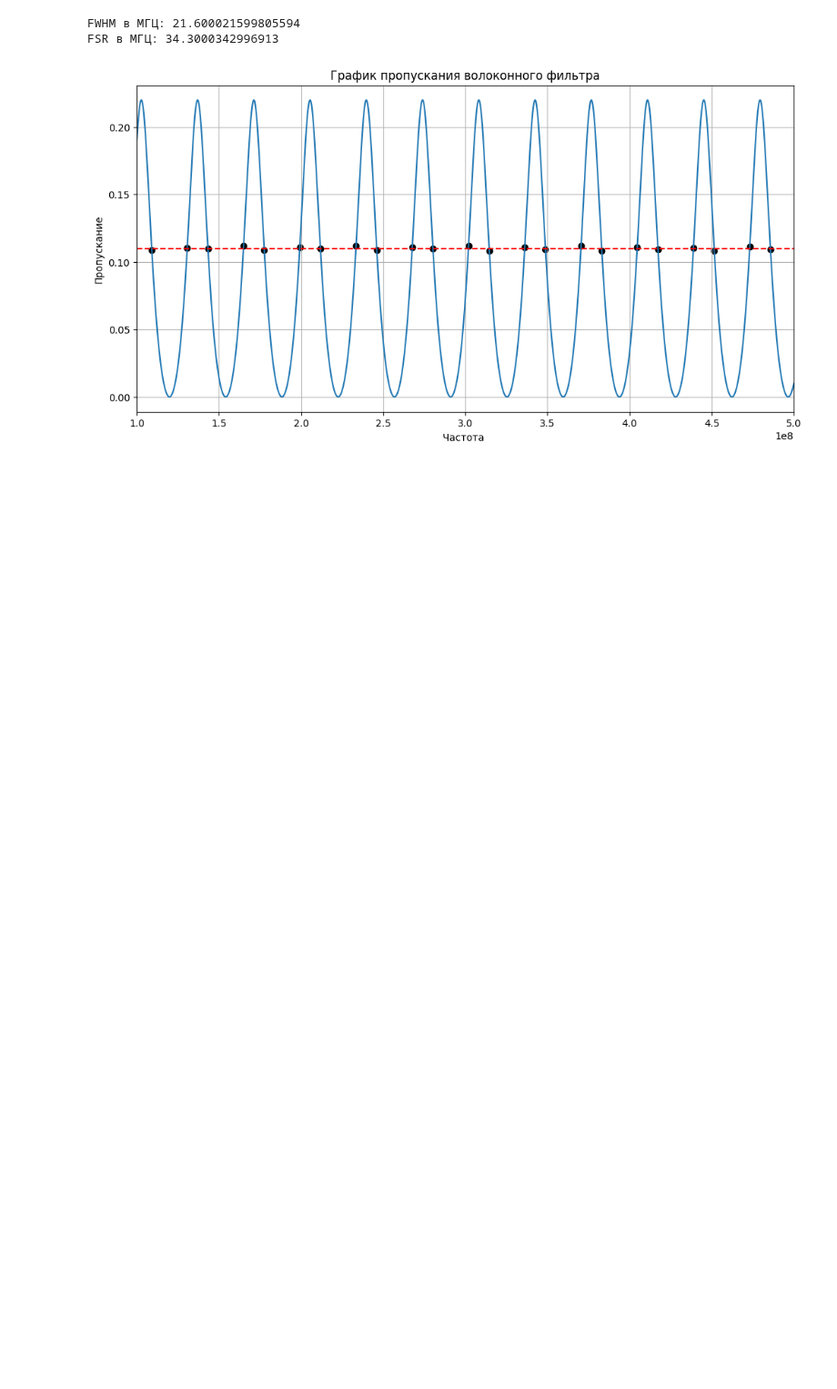
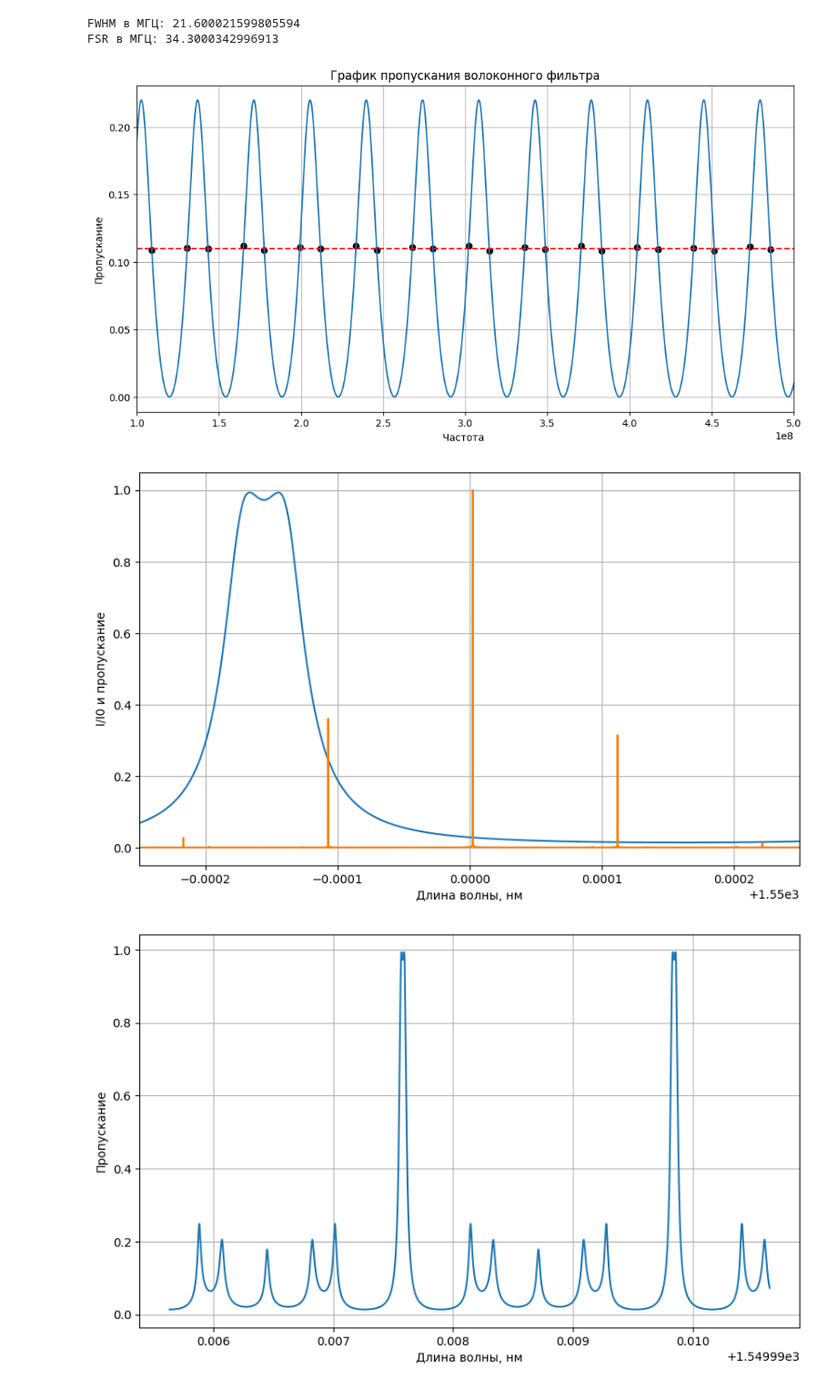
Before and after one commit to Orange-spearow/Finally_praktika, a Jupyter notebook: ПодборВолоконногоФильтра8сем.ipynb, the cells around one changed output. Shown at 91% size. Saved outputs shown, nothing was run; the diff lists cells and outputs as text; code cells hidden in the pictures; blank space fills up the shorter version.

```diff
--- a/ПодборВолоконногоФильтра8сем.ipynb
+++ b/ПодборВолоконногоФильтра8сем.ipynb
@@ -445,3 +445,75 @@ plt.show()
 FWHM в МГЦ: 21.600021599805594
 FSR в МГЦ: 34.3000342996913
 [figure]
+# %%
+import numpy as np
+from scipy.interpolate import interp1d
+import matplotlib.pyplot as plt
+from scipy.fft import fft, fftfreq
+import pandas as pd
+from scipy.signal import find_peaks
+# Загрузка данных
+df = pd.read_csv('50mks1mSA0.csv')
+spectr1 = np.array(df.iloc[:,0])
+spectr1 = np.linspace(1.4100E-04, 6.4100E-04, 625000)
+Spectr1 = np.array(df.iloc[:,1])
+dt = spectr1[1] - spectr1[0]
+# Вычисление FFT
+fft_signal = np.fft.fft(Spectr1)
+fft_signal = fft_signal[:len(fft_signal)//2-1]
+freq = np.fft.fftfreq(len(Spectr1), d = dt)
+freq = freq[freq>0]
+fft_signal_norm = abs(fft_signal)/max(abs(fft_signal))
+# Константы
+c = 3e8
+n = 1.46
+h = 1550e-9
+N = 3
+M = 4
+α = 0.00018
+k1 = k3 = 0.25
+k2 = 0.032
+C1 = np.sqrt(1-k1)
+C2 = np.sqrt(1-k2)
+C3 = np.sqrt(1-k3)
+f_Er = c/h
+freq = freq - 80e6 + c/h
+#Вычисление FSR
+l = 2.181353
+L = 2.77
+FSR = N * c / (n * l)
+γ1 = np.exp(-α * l)
+γ2 = np.exp(-α * L)
+T1 = n*l/c
+T2 = n*L/c
+def t_filter_first(w):
+    z = np.exp(1j*w*2*np.pi*T1/N)
+    return (1j * np.sqrt(γ1 * γ2 * k1 * k2 * k3) * np.sqrt(z**(-(N + M)))) / \
+            (1 - C1 * C2 * γ1 * z**(-N) - C2 * C3 * γ2 * z**(-M) + \
+            C1 * C3 * γ1 * γ2 * z**(-(N + M)))
+T_values = np.abs(t_filter_first(freq))
+lambdasus = c/freq/(1e-9)
+plt.figure(figsize = (10,6))
+plt.plot(lambdasus, T_values)
+plt.xlim([h/(1e-9)- 2.5e-4 , h/(1e-9) + 2.5e-4])
+plt.plot(lambdasus, np.abs(fft_signal_norm))
+plt.xlabel('Длина волны, нм')
+plt.ylabel('I/I0 и пропускание')
+plt.grid()
+plt.figure(figsize = (10,6))
+plt.plot(lambdasus, T_values)
+plt.xlabel('Длина волны, нм')
+plt.ylabel('Пропускание')
+plt.grid()
+plt.figure(figsize = (10,6))
+plt.plot(lambdasus, np.abs(fft_signal_norm))
+plt.xlabel('Длина волны, нм')
+plt.ylabel('Пропускание')
+plt.xlabel('Длина волны, нм')
+plt.ylabel('I/I0')
+plt.grid(True)
+plt.tight_layout()
+plt.show()
+# %% [output]
+[figure, added]
+[figure, added]
```
Also changed, not shown: parts of 1 cell of this notebook, 1 other file.
